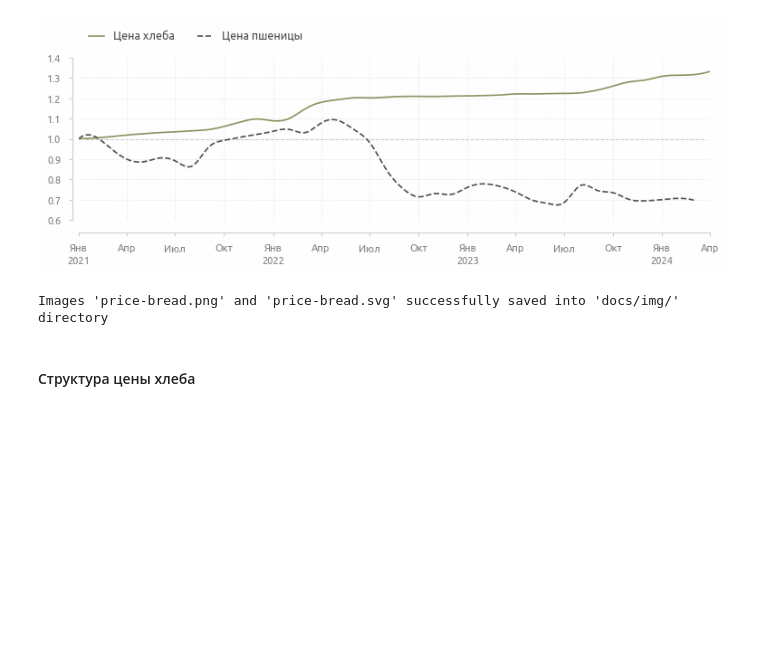
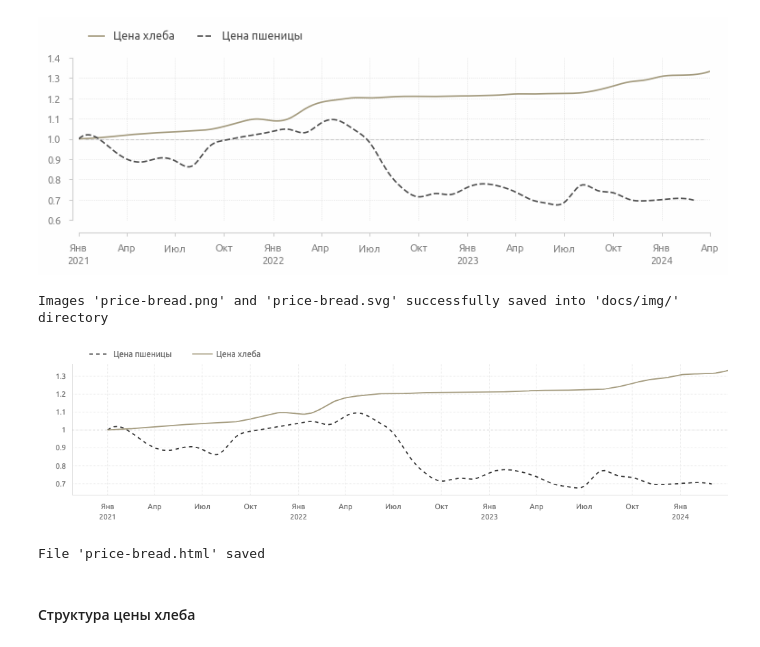
Before and after one commit to a-chasovsky/economics-rus, a Jupyter notebook: 01-report.ipynb, the cells around one changed output. Drawn from its saved outputs; the diff is of its cells as text; code cells hidden in the pictures; blank space fills up the shorter version.

```diff
--- a/01-report.ipynb
+++ b/01-report.ipynb
@@ -51,6 +51,8 @@ os.chdir(current_path)
 stopwatch_stop(start_data_update)
 # %% [markdown]
 ### Сравнение цен производителей и потребительских цен на некоторые виды товаров 2021-2023
+# %%
+xtickaliases = pl_tickaliases(arange(2021, 2024, True))
 # %%
 prices_food_types = [
     'горох сушеный', 'гречиха', 'зерновые и зернобобовые культуры',
@@ -248,6 +250,56 @@ savefig('price-bread', dir=path_save_img, figure=fig, dpi=100)
 Images 'price-bread.png' and 'price-bread.svg' successfully saved into 'docs/img/' directory
 # %%
 set_location()
+# %%
+fig = go.Figure(layout=dict(width=800, height=270))
+
+fig.add_trace(
+    go.Scatter(
+        x=smoothed(normalized_by_first(wheat), datetime_index=True).index,
+        y=smoothed(normalized_by_first(wheat),  datetime_index=True).values.ravel(),
+        mode='lines', line_color=palette[-5], line_dash='5px', hoverinfo='skip', name='Цена пшеницы'
+    )
+)
+fig.add_trace(
+    go.Scatter(
+        x=normalized_by_first(wheat).index,
+        y=normalized_by_first(wheat),
+        marker=dict(opacity=0, size=6),
+        mode='markers', line_color=palette[0], name='Цена пшеницы', showlegend=False
+    )
+)
+fig.add_trace(
+    go.Scatter(
+        x=smoothed(normalized_by_first(bread), datetime_index=True).index,
+        y=smoothed(normalized_by_first(bread),  datetime_index=True).values.ravel(),
+        mode='lines', line_color=palette[6], hoverinfo='skip', name='Цена хлеба'
+    )
+)
+fig.add_trace(
+    go.Scatter(
+        x=normalized_by_first(bread).index,
+        y=normalized_by_first(bread),
+        marker=dict(opacity=0, size=6),
+        mode='markers', line_color=palette[6], name='Цена хлеба', showlegend=False
+    )
+)
+fig.update_xaxes(
+    dtick='M3',
+    tickformat="%b<br>%Y",
+    labelalias=xtickaliases
+)
+fig.update_yaxes(
+    tick0=0.6,
+    dtick=0.1
+)
+
+pl_hline(1)
+
+fig.show(config=config)
+pl_savefig(figure=fig, name='price-bread', path=path_save_img, config=config, fmt='html')
+# %% [output]
+[figure, added]
+File 'price-bread.html' saved
 # %% [markdown]
 #### Структура цены хлеба
 # %%
```
Also changed, not shown: 8 other files.
